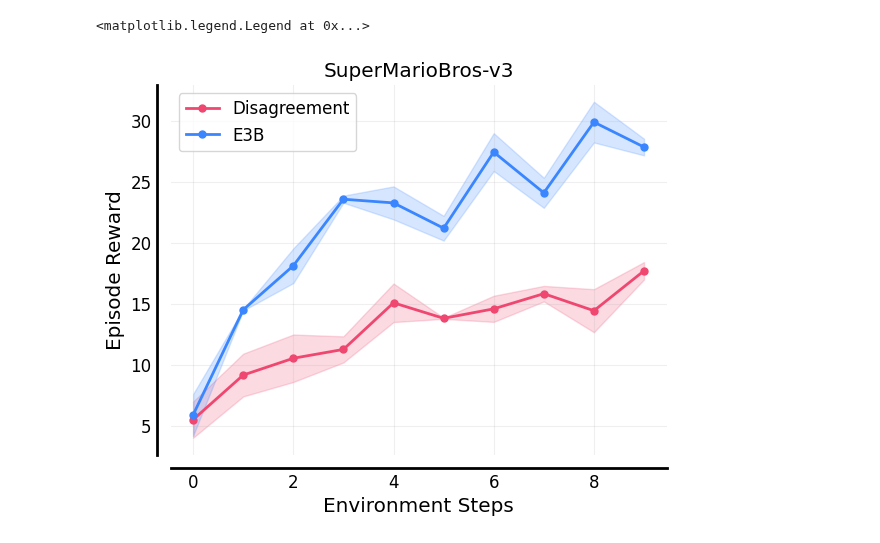
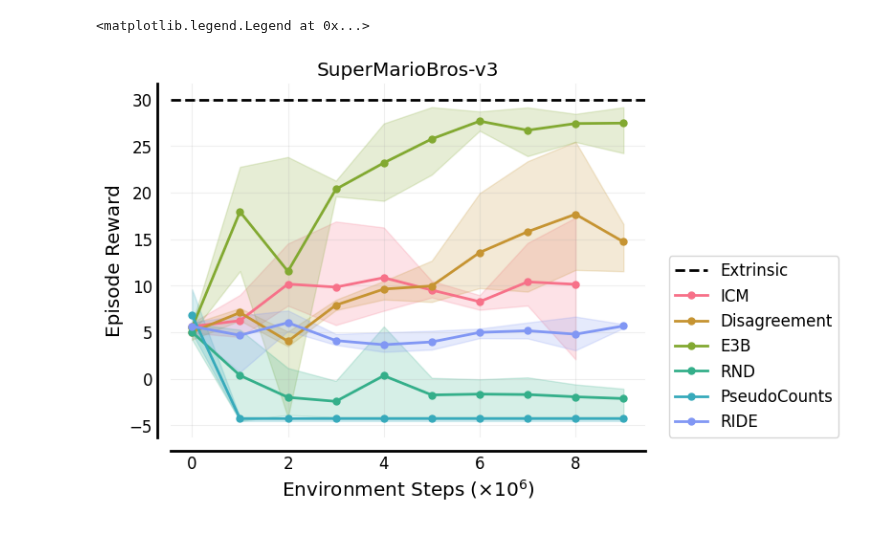
Before and after one commit to RLE-Foundation/rllte, a Jupyter notebook: experimental/figure.ipynb, the cells around one changed output. Cells and saved outputs as stored; diff of their text form; code cells hidden in the pictures.

```diff
--- a/experimental/figure.ipynb
+++ b/experimental/figure.ipynb
@@ -10,14 +12,0 @@ from rllte.evaluation.visualization import _annotate_and_decorate_axis
-# %%
-all_data = {'disagreement': [], 'e3b': []}
-for seed in range(3):
-    file = "../misc/baseline/PPO_SuperMarioBros-1-1-v3_disagreement_obsRMS:True_rewNorm:rms_updateProp:1.0_rff:False_s1/train.log"
-    data = pd.read_csv(file)
-    all_data['disagreement'].append(data['episode_reward'])
-    file = "../misc/baseline/PPO_SuperMarioBros-1-1-v3_e3b_obsRMS:False_rewNorm:rms_updateProp:1.0_rff:False_s1/train.log"
-    data = pd.read_csv(file)
-    all_data['e3b'].append(data['episode_reward'])
-
-for key in all_data.keys():
-    all_data[key] = np.array(all_data[key])
-    indices = np.linspace(0, all_data[key].shape[1]-1, 10, dtype=int)
-    all_data[key] = all_data[key][:, indices]
@@ -24,23 +64,21 @@ for key in all_data.keys():
 # %%
 fig, ax = plt.subplots()
 
-mean = all_data['disagreement'].mean(axis=0)
-std = np.random.rand(10) * 2
-ax.plot(mean, linewidth=2, marker='o', markersize=5, c='#ef476f', label='Disagreement')
-ax.fill_between(range(len(mean)), mean+std, mean-std, alpha=0.2, color='#ef476f')
-
-mean = all_data['e3b'].mean(axis=0)
-std = np.random.rand(10) * 2
-ax.plot(mean, linewidth=2, marker='o', markersize=5, c='#3a86ff', label='E3B')
-ax.fill_between(range(len(mean)), mean+std, mean-std, alpha=0.2, color='#3a86ff')
+ax.axhline(y=30.0, color='k', linestyle='--', linewidth=2, label="Extrinsic")
+for algo, color in zip(algos[:-1], colors):
+    mean, ci_high, ci_low = sampling_dict[algo]
+    ax.plot(mean, linewidth=2, marker='o', markersize=5, c=color, label=algo)
+    ax.fill_between(range(num_points), ci_high, ci_low, alpha=0.2, color=color)
 
 ax.set_title('SuperMarioBros-v3', fontsize="x-large")
 ax = _annotate_and_decorate_axis(ax,
                                  ticklabelsize="large",
-                                 xlabel="Environment Steps",
-                                 ylabel="Episode Reward"
+                                 xlabel=r"Environment Steps ($\times 10^6$)",
+                                 ylabel="Episode Reward",
+                                 xticklabels=np.linspace(0, 1, num_points),
                                  )
-ax.legend(loc='upper left', fontsize='large')
+# ax.legend(loc='upper left', fontsize='large')
+ax.legend(bbox_to_anchor=(1.05, 0), loc=3, borderaxespad=0, fontsize='large')
 # %% [output]
 <matplotlib.legend.Legend at 0x...>
-[figure, old version]
+[figure, new version]
```
Also changed, not shown: parts of 6 cells of this notebook, 1 other file.
